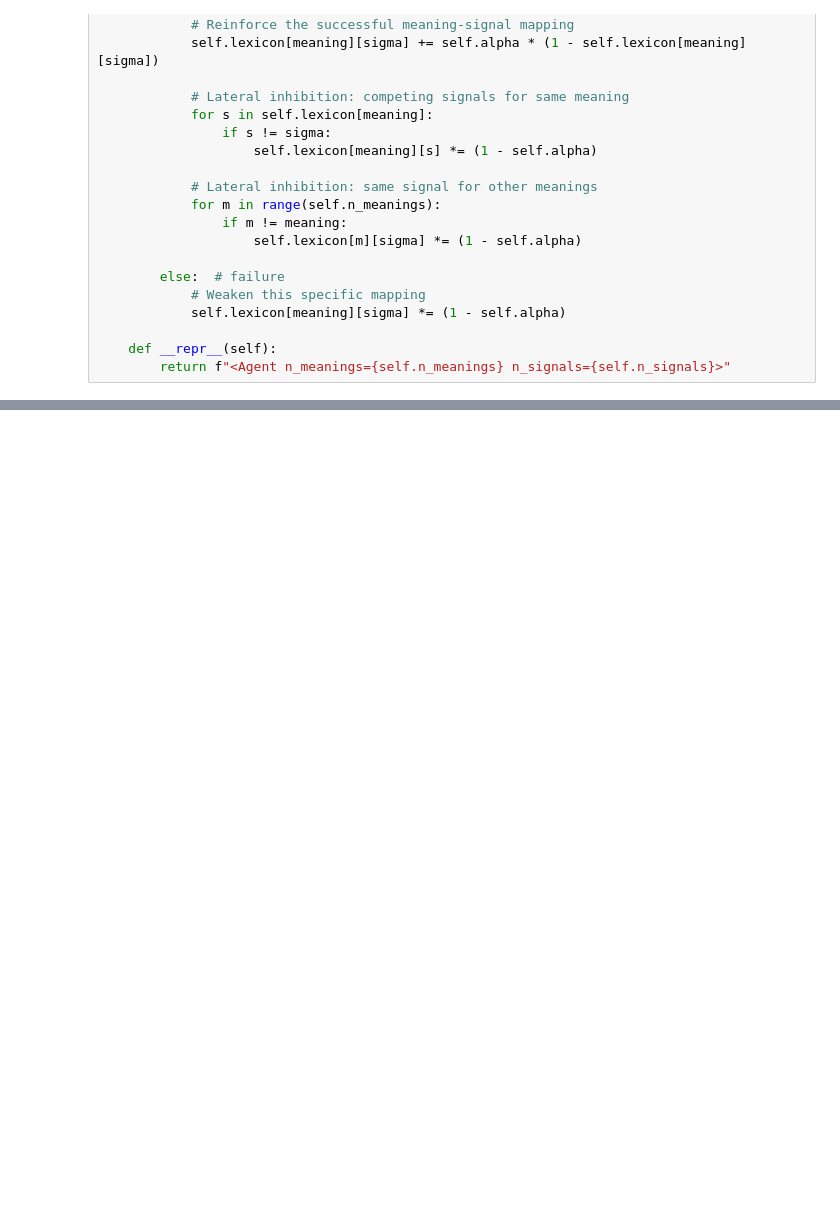
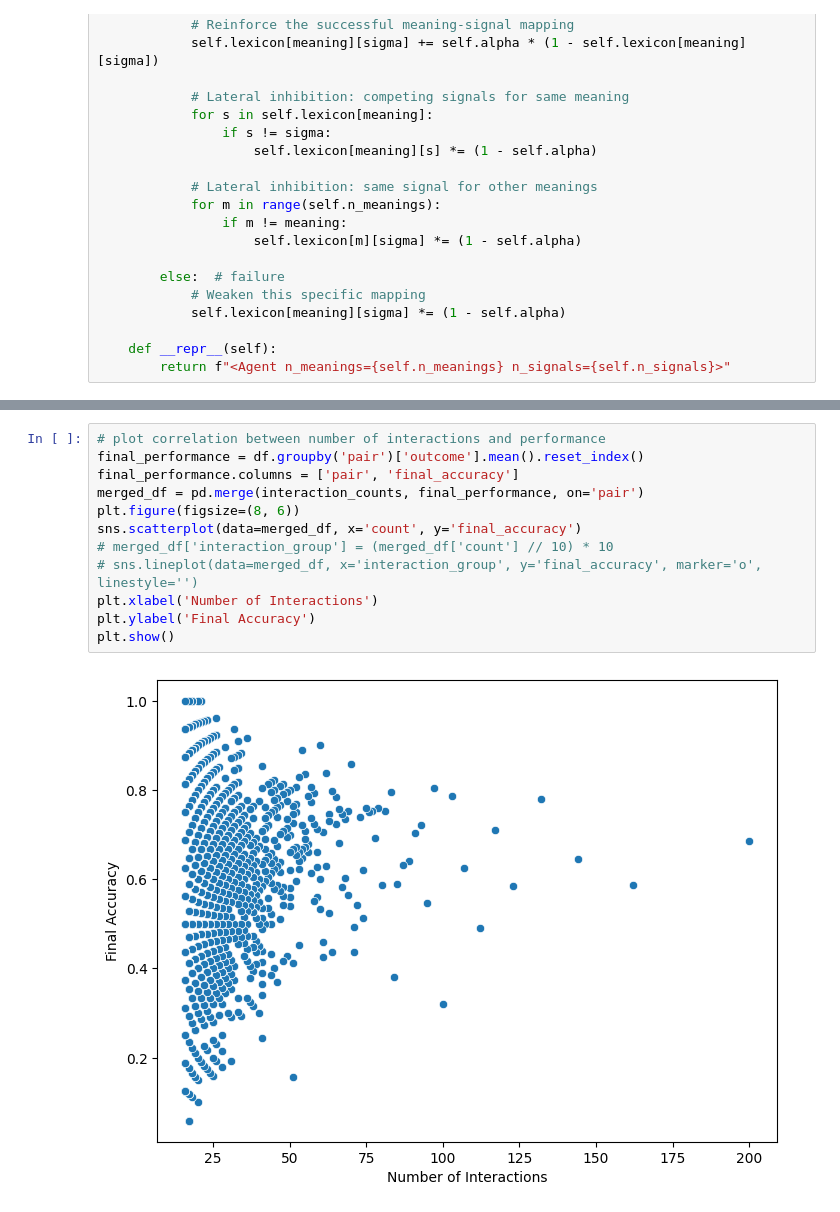
Before and after one commit to alexeykosh/2025-number-of-interactions, a Jupyter notebook: model.ipynb, the cells around one changed output, grey strips where cells are left out. Saved outputs shown, nothing was run; the diff lists cells and outputs as text; blank space fills up the shorter version.

```diff
--- a/model.ipynb
+++ b/model.ipynb
@@ -294,0 +337,14 @@ plt.show()
+# %%
+# plot correlation between number of interactions and performance
+final_performance = df.groupby('pair')['outcome'].mean().reset_index()
+final_performance.columns = ['pair', 'final_accuracy']
+merged_df = pd.merge(interaction_counts, final_performance, on='pair')
+plt.figure(figsize=(8, 6))
+sns.scatterplot(data=merged_df, x='count', y='final_accuracy')
+# merged_df['interaction_group'] = (merged_df['count'] // 10) * 10
+# sns.lineplot(data=merged_df, x='interaction_group', y='final_accuracy', marker='o', linestyle='')
+plt.xlabel('Number of Interactions')
+plt.ylabel('Final Accuracy')
+plt.show()
+# %% [output]
+[figure, added]
```
Also changed, not shown: parts of 9 cells of this notebook.
